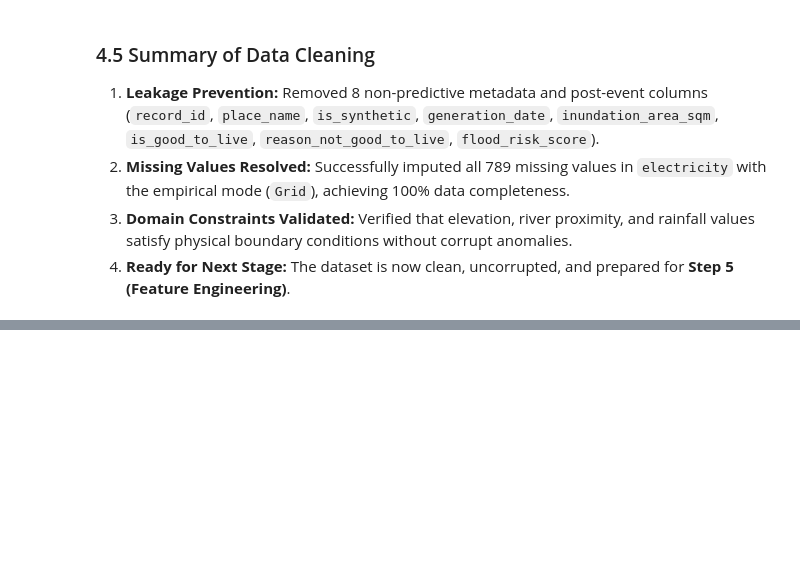
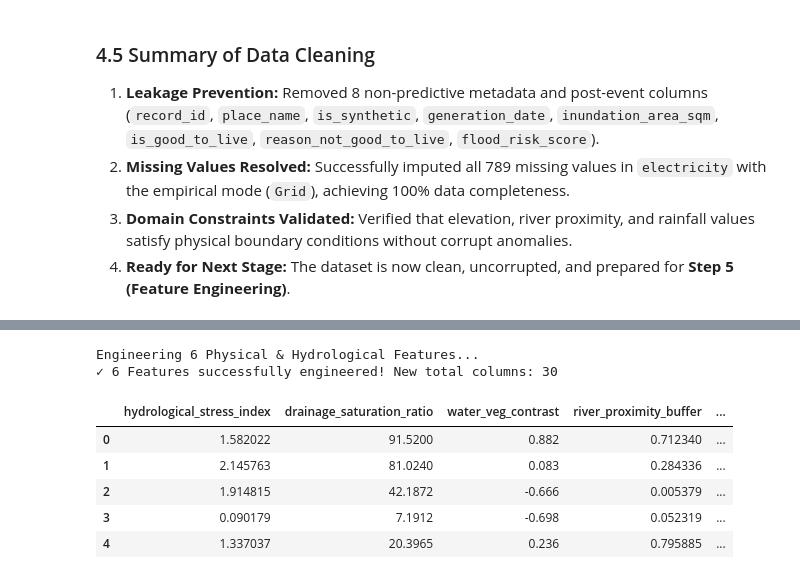
Before and after one commit to GamithaGimhana/FloodSentinel, a Jupyter notebook: notebooks/flood_prediction_sri_lanka.ipynb, the cells around one changed output, grey strips where cells are left out. Saved outputs shown, nothing was run; the diff lists cells and outputs as text; code cells hidden in the pictures; blank space fills up the shorter version.

Commit message:
feat(features): implement 6 domain feature engineering techniques and stratified dataset split

```diff
--- a/notebooks/flood_prediction_sri_lanka.ipynb
+++ b/notebooks/flood_prediction_sri_lanka.ipynb
@@ -345,0 +449,46 @@ print(df_cleaned['target'].value_counts())
+# %%
+# 5.1 Formulation of Domain-Specific Engineered Features
+print("Engineering 6 Physical & Hydrological Features...")
+
+# Create a working copy for feature engineering
+df_fe = df_cleaned.copy()
+
+# --- Technique 1: Hydrological Stress Index ---
+# Physical concept: High cumulative rainfall combined with low elevation leads to severe water stagnation.
+df_fe['hydrological_stress_index'] = df_fe['rainfall_7d_mm'] / (df_fe['elevation_m'] + 1.0)
+
+# --- Technique 2: Drainage Saturation Ratio ---
+# Physical concept: Rainfall that exceeds natural soil drainage absorption triggers overland runoff.
+df_fe['drainage_saturation_ratio'] = df_fe['rainfall_7d_mm'] * (1.0 - df_fe['drainage_index'])
+
+# --- Technique 3: Satellite Water-Vegetation Differential (NDWI - NDVI) ---
+# Physical concept: When flood waters submerge vegetation, NDWI spikes positive while NDVI drops.
+df_fe['water_veg_contrast'] = df_fe['ndwi'] - df_fe['ndvi']
+
+# --- Technique 4: River Proximity Decay Buffer ---
+# Physical concept: Non-linear exponential decay buffer modeling overbank flood risk.
+df_fe['river_proximity_buffer'] = np.exp(-df_fe['distance_to_river_m'] / 1000.0)
+
+# --- Technique 5: Log Transformation for Skewed Distributions ---
+# Statistical concept: Normalizes extreme heavy-tailed population density distributions.
+df_fe['log_population_density'] = np.log1p(df_fe['population_density_per_km2'])
+
+# --- Technique 6: Runoff Vulnerability Score ---
+# Physical concept: Impervious built-up surface area versus available natural drainage capacity.
+df_fe['runoff_vulnerability'] = (df_fe['built_up_percent'] / 100.0) / (df_fe['drainage_index'] + 0.01)
+
+print(f"✓ 6 Features successfully engineered! New total columns: {df_fe.shape[1]}")
+df_fe[[
+    'hydrological_stress_index', 'drainage_saturation_ratio',
+    'water_veg_contrast', 'river_proximity_buffer',
+    'log_population_density', 'runoff_vulnerability'
+]].head()
+# %% [output]
+Engineering 6 Physical & Hydrological Features...
+✓ 6 Features successfully engineered! New total columns: 30
+|  | hydrological_stress_index | drainage_saturation_ratio | water_veg_contrast | river_proximity_buffer | ... |
+| 0 | 1.582022 | 91.5200 | 0.882 | 0.712340 | ... |
+| 1 | 2.145763 | 81.0240 | 0.083 | 0.284336 | ... |
+| 2 | 1.914815 | 42.1872 | -0.666 | 0.005379 | ... |
+| 3 | 0.090179 | 7.1912 | -0.698 | 0.052319 | ... |
+| 4 | 1.337037 | 20.3965 | 0.236 | 0.795885 | ... |
```
Also changed, not shown: parts of 24 cells of this notebook.
